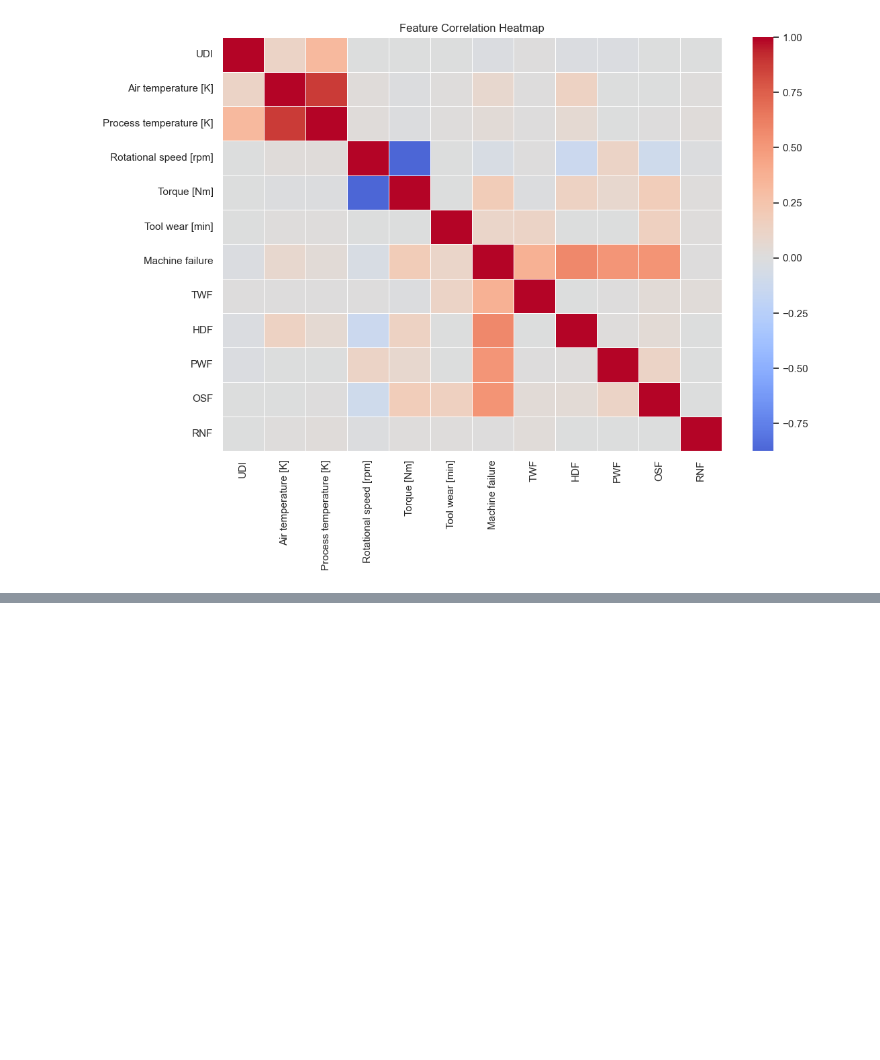
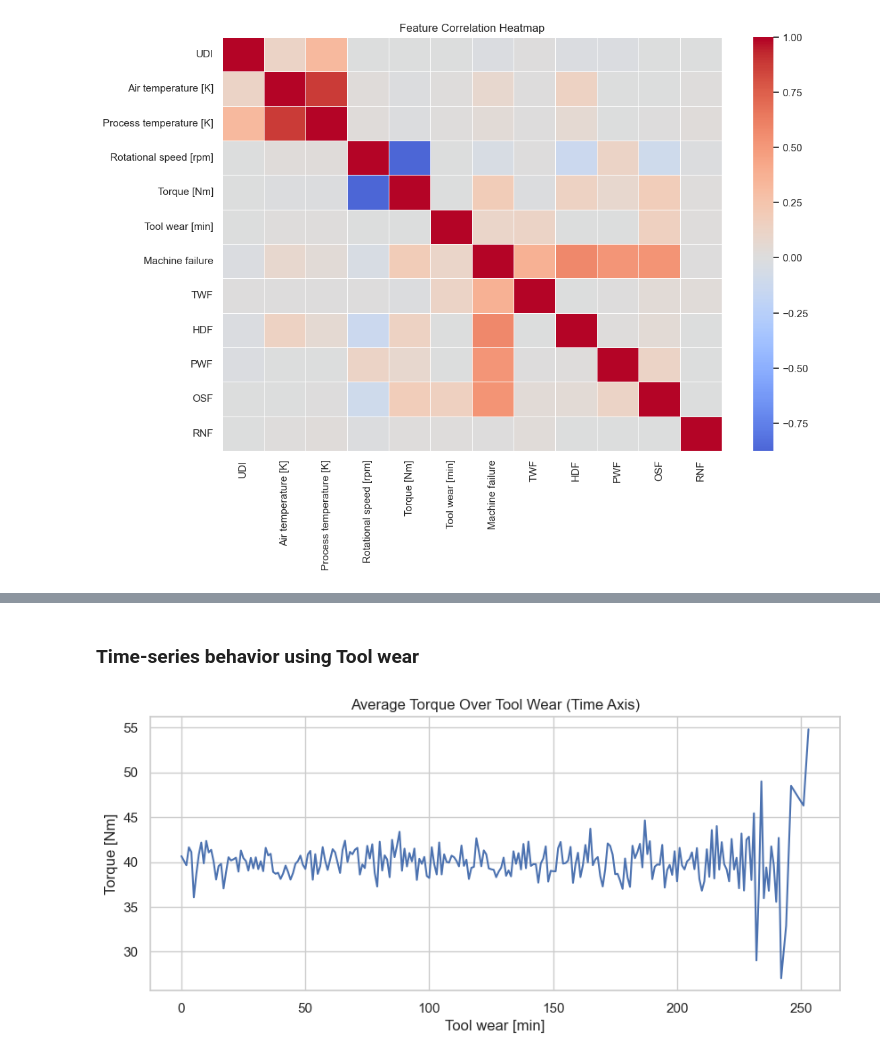
Before and after one commit to Matt-Hashemi/AAI-530-Final-Project-Group2, a Jupyter notebook: notebooks/eda_preprocessing.ipynb, the cells around one changed output, grey strips where cells are left out. Saved outputs shown, nothing was run; the diff lists cells and outputs as text; code cells hidden in the pictures; blank space fills up the shorter version.

```diff
--- a/notebooks/eda_preprocessing.ipynb
+++ b/notebooks/eda_preprocessing.ipynb
@@ -107,0 +119,2 @@ plt.show()
+# %%
+df = df.sort_values('Tool wear [min]').reset_index(drop=True)
@@ -145,0 +160,13 @@ for feature in key_features:
+# %% [markdown]
+### Time-series behavior using Tool wear
+# %%
+df_tw = df.groupby('Tool wear [min]', as_index=False).mean(numeric_only=True)
+
+plt.figure(figsize=(10,4))
+plt.plot(df_tw['Tool wear [min]'], df_tw['Torque [Nm]'])
+plt.title("Average Torque Over Tool Wear (Time Axis)")
+plt.xlabel("Tool wear [min]")
+plt.ylabel("Torque [Nm]")
+plt.show()
+# %% [output]
+[figure, added]
```
Also changed, not shown: parts of 38 cells of this notebook.
